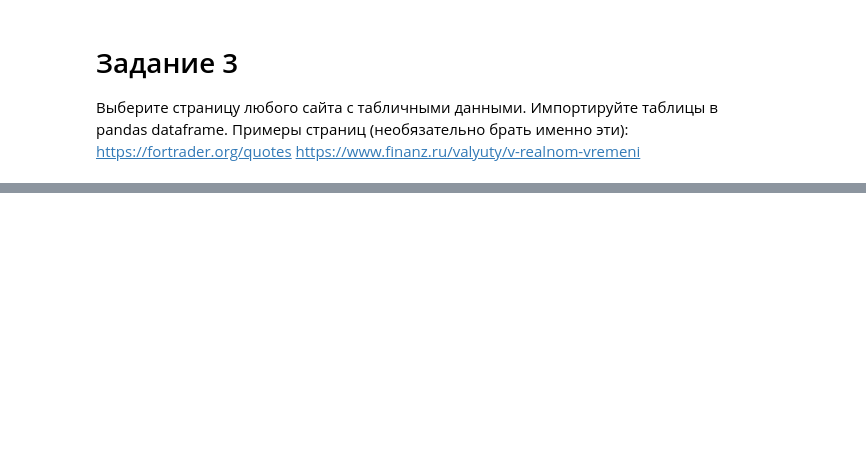
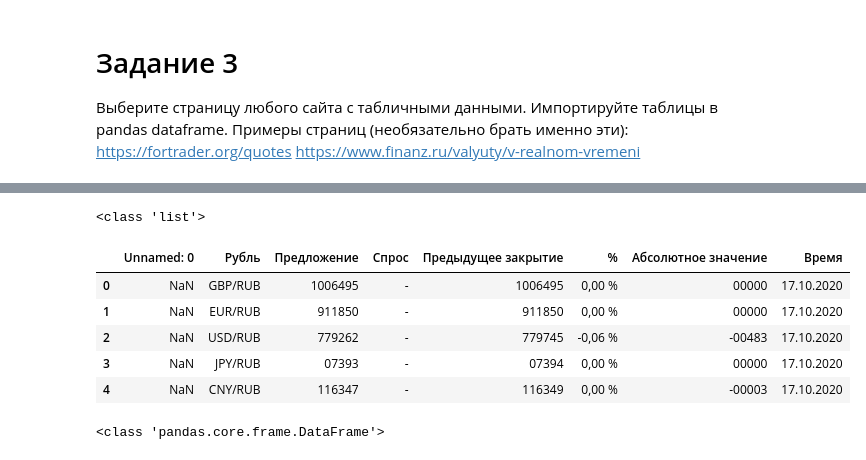
Before and after one commit to Natalia-Gerbeeva/test, a Jupyter notebook: DZ Библиотека Pandas/DZ_PandasLib.ipynb, the cells around one changed output, grey strips where cells are left out. Cells and saved outputs as stored; diff of their text form; code cells hidden in the pictures; blank space fills up the shorter version.

Commit message:
DZ Библиотека Pandas

```diff
--- a/DZ Библиотека Pandas/DZ_PandasLib.ipynb
+++ b/DZ Библиотека Pandas/DZ_PandasLib.ipynb
@@ -12,0 +117,17 @@ https://www.finanz.ru/valyuty/v-realnom-vremeni
+# %%
+print(type(rates))
+
+df = pd.DataFrame(rates[0]) #, columns=['#', 'Curr', 'Sell', 'Bid', 'Prev_close', '%', 'Abs', 'Date'], dtype = str)
+df.head()
+# %% [output]
+<class 'list'>
+|  | Unnamed: 0 | Рубль | Предложение | Спрос | Предыдущее закрытие | % | Абсолютное значение | Время |
+| 0 | NaN | GBP/RUB | 1006495 | - | 1006495 | 0,00 % | 00000 | 17.10.2020 |
+| 1 | NaN | EUR/RUB | 911850 | - | 911850 | 0,00 % | 00000 | 17.10.2020 |
+| 2 | NaN | USD/RUB | 779262 | - | 779745 | -0,06 % | -00483 | 17.10.2020 |
+| 3 | NaN | JPY/RUB | 07393 | - | 07394 | 0,00 % | 00000 | 17.10.2020 |
+| 4 | NaN | CNY/RUB | 116347 | - | 116349 | 0,00 % | -00003 | 17.10.2020 |
+# %%
+print(type(df))
+# %% [output]
+<class 'pandas.core.frame.DataFrame'>
```
Also changed, not shown: parts of 11 cells of this notebook, 3 other files.
